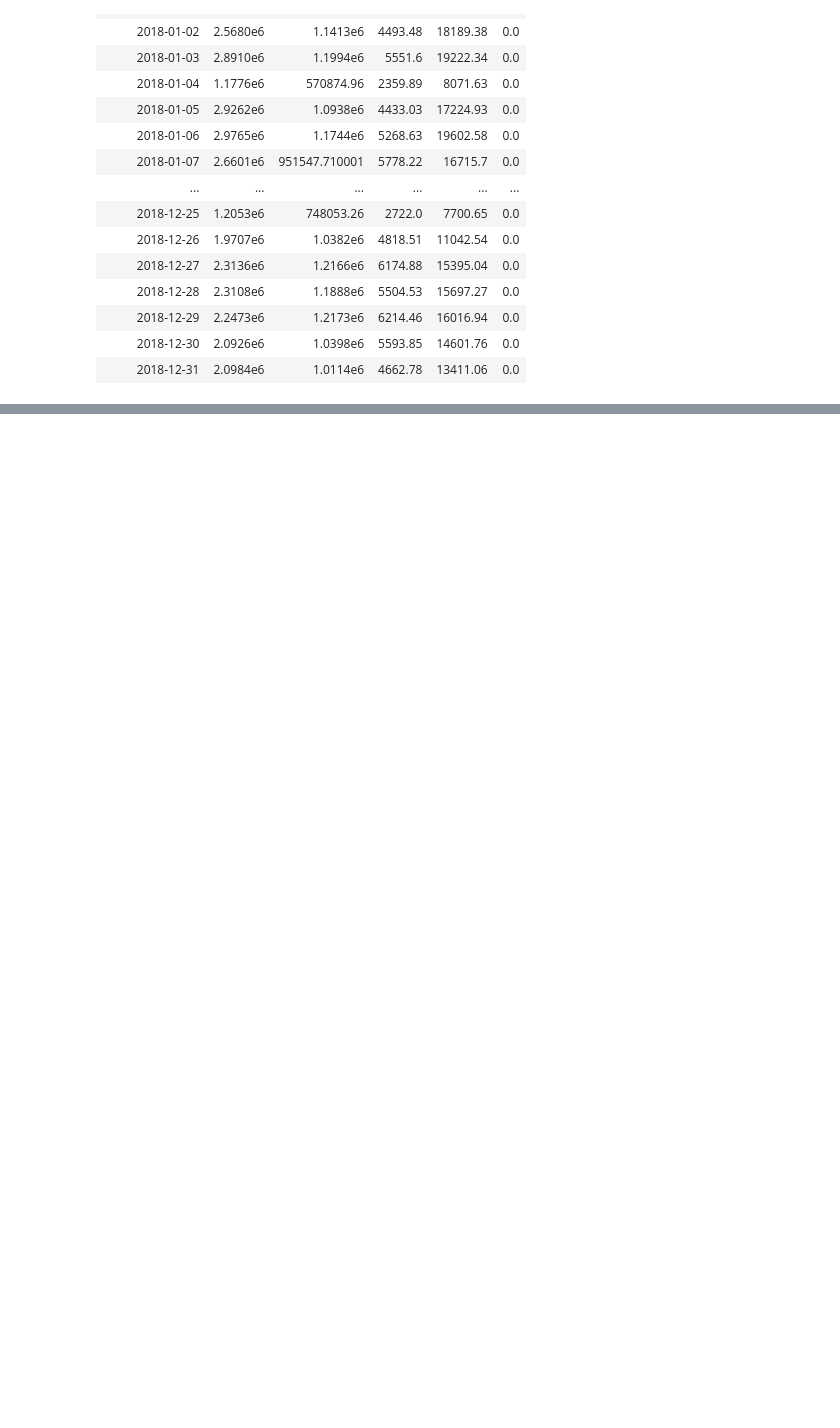
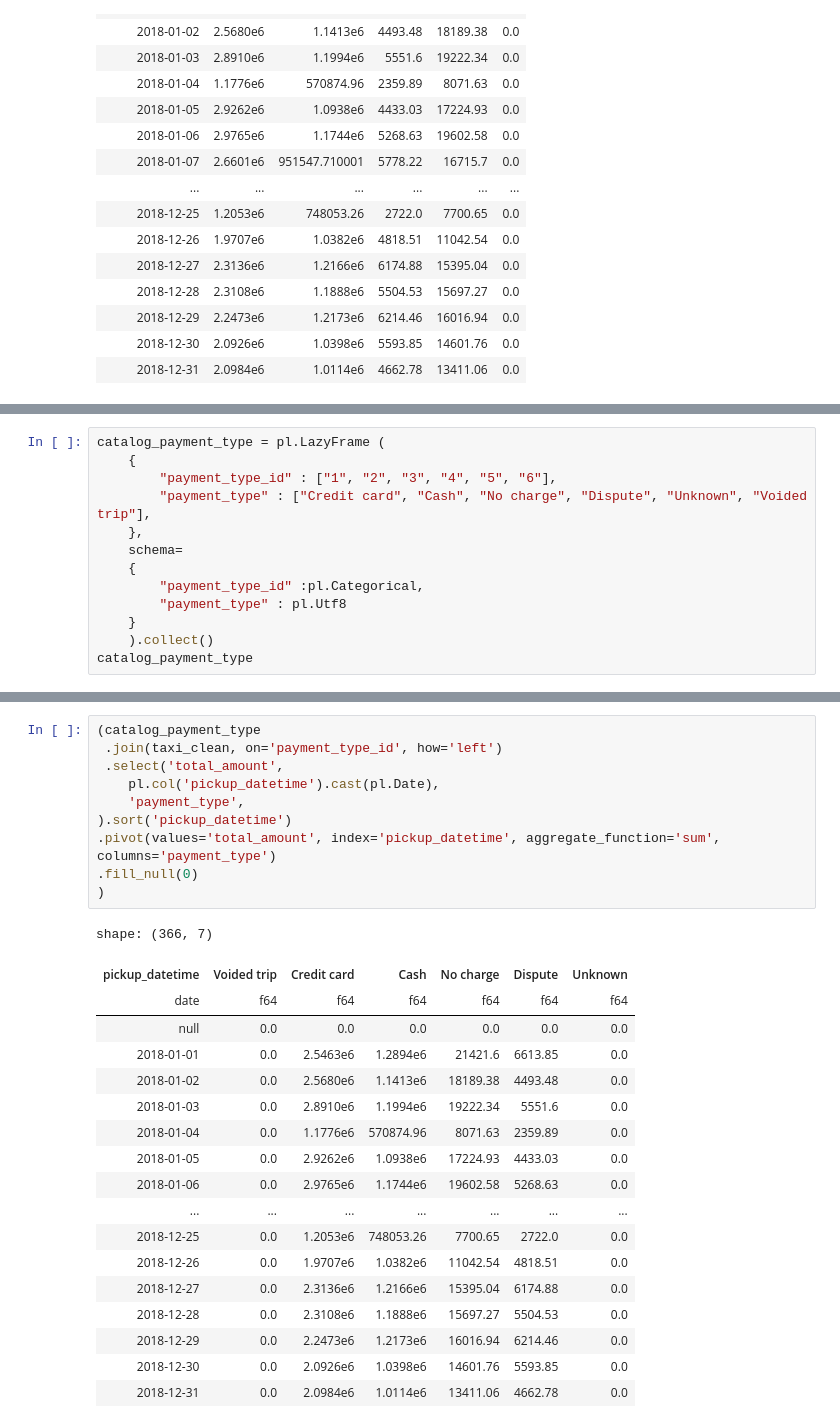
Before and after one commit to gmbmx/zophia-polars, a Jupyter notebook: notebooks/04_polars_analytics.ipynb, the cells around one changed output, grey strips where cells are left out. Drawn from its saved outputs; the diff is of its cells as text; blank space fills up the shorter version.

```diff
--- a/notebooks/04_polars_analytics.ipynb
+++ b/notebooks/04_polars_analytics.ipynb
@@ -394,0 +383,13 @@ shape: (20, 3)
+# %%
+catalog_payment_type = pl.LazyFrame (
+    {
+        "payment_type_id" : ["1", "2", "3", "4", "5", "6"],
+        "payment_type" : ["Credit card", "Cash", "No charge", "Dispute", "Unknown", "Voided trip"],
+    },
+    schema=
+    {
+        "payment_type_id" :pl.Categorical,
+        "payment_type" : pl.Utf8
+    }
+    ).collect()
+catalog_payment_type
@@ -394,0 +436,29 @@ shape: (20, 3)
+# %%
+(catalog_payment_type
+ .join(taxi_clean, on='payment_type_id', how='left')
+ .select('total_amount',
+    pl.col('pickup_datetime').cast(pl.Date),
+    'payment_type',
+).sort('pickup_datetime')
+.pivot(values='total_amount', index='pickup_datetime', aggregate_function='sum', columns='payment_type')
+.fill_null(0)
+)
+# %% [output]
+shape: (366, 7)
+| pickup_datetime | Voided trip | Credit card | Cash | No charge | Dispute | Unknown |
+| date | f64 | f64 | f64 | f64 | f64 | f64 |
+| null | 0.0 | 0.0 | 0.0 | 0.0 | 0.0 | 0.0 |
+| 2018-01-01 | 0.0 | 2.5463e6 | 1.2894e6 | 21421.6 | 6613.85 | 0.0 |
+| 2018-01-02 | 0.0 | 2.5680e6 | 1.1413e6 | 18189.38 | 4493.48 | 0.0 |
+| 2018-01-03 | 0.0 | 2.8910e6 | 1.1994e6 | 19222.34 | 5551.6 | 0.0 |
+| 2018-01-04 | 0.0 | 1.1776e6 | 570874.96 | 8071.63 | 2359.89 | 0.0 |
+| 2018-01-05 | 0.0 | 2.9262e6 | 1.0938e6 | 17224.93 | 4433.03 | 0.0 |
+| 2018-01-06 | 0.0 | 2.9765e6 | 1.1744e6 | 19602.58 | 5268.63 | 0.0 |
+| ... | ... | ... | ... | ... | ... | ... |
+| 2018-12-25 | 0.0 | 1.2053e6 | 748053.26 | 7700.65 | 2722.0 | 0.0 |
+| 2018-12-26 | 0.0 | 1.9707e6 | 1.0382e6 | 11042.54 | 4818.51 | 0.0 |
+| 2018-12-27 | 0.0 | 2.3136e6 | 1.2166e6 | 15395.04 | 6174.88 | 0.0 |
+| 2018-12-28 | 0.0 | 2.3108e6 | 1.1888e6 | 15697.27 | 5504.53 | 0.0 |
+| 2018-12-29 | 0.0 | 2.2473e6 | 1.2173e6 | 16016.94 | 6214.46 | 0.0 |
+| 2018-12-30 | 0.0 | 2.0926e6 | 1.0398e6 | 14601.76 | 5593.85 | 0.0 |
+| 2018-12-31 | 0.0 | 2.0984e6 | 1.0114e6 | 13411.06 | 4662.78 | 0.0 |
```
Also changed, not shown: parts of 24 cells of this notebook.
